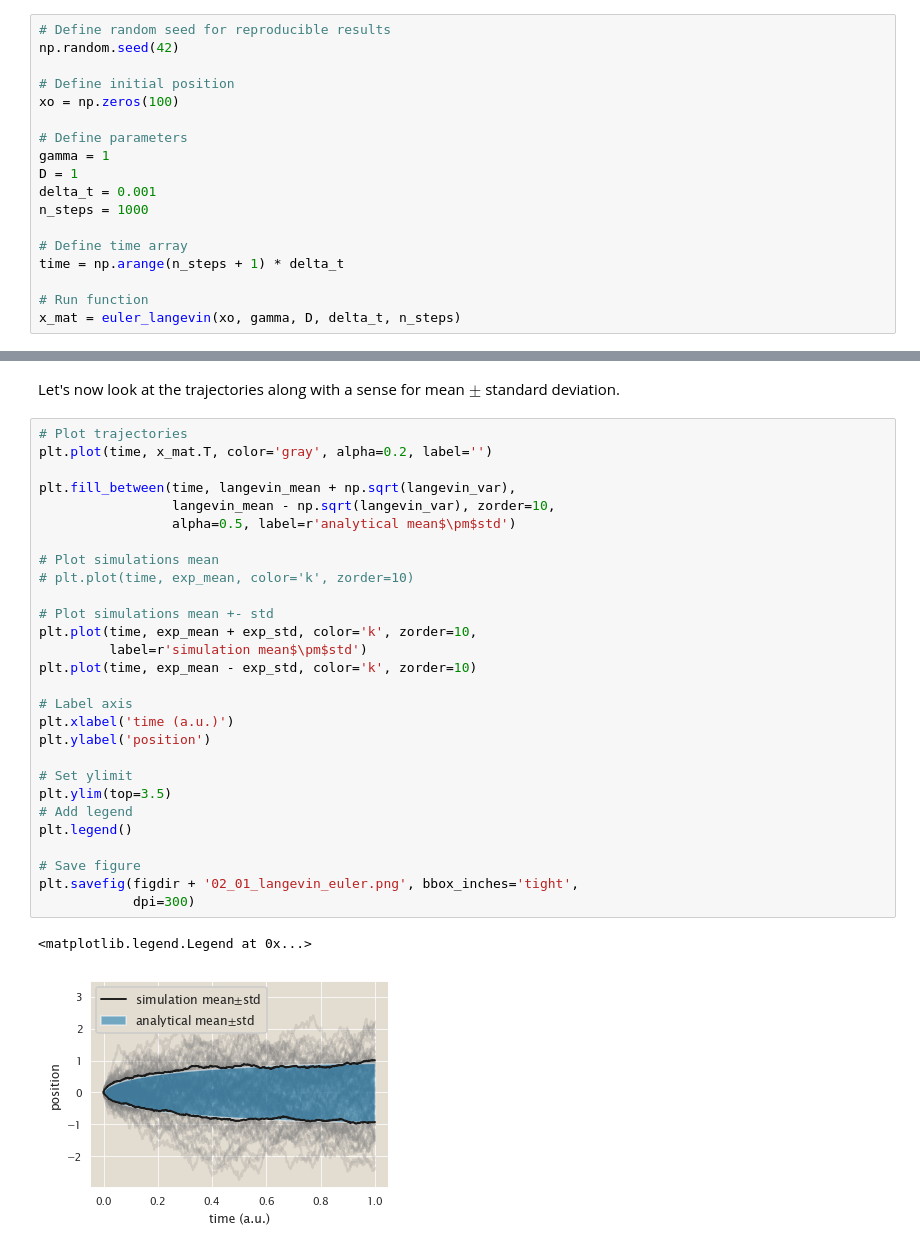
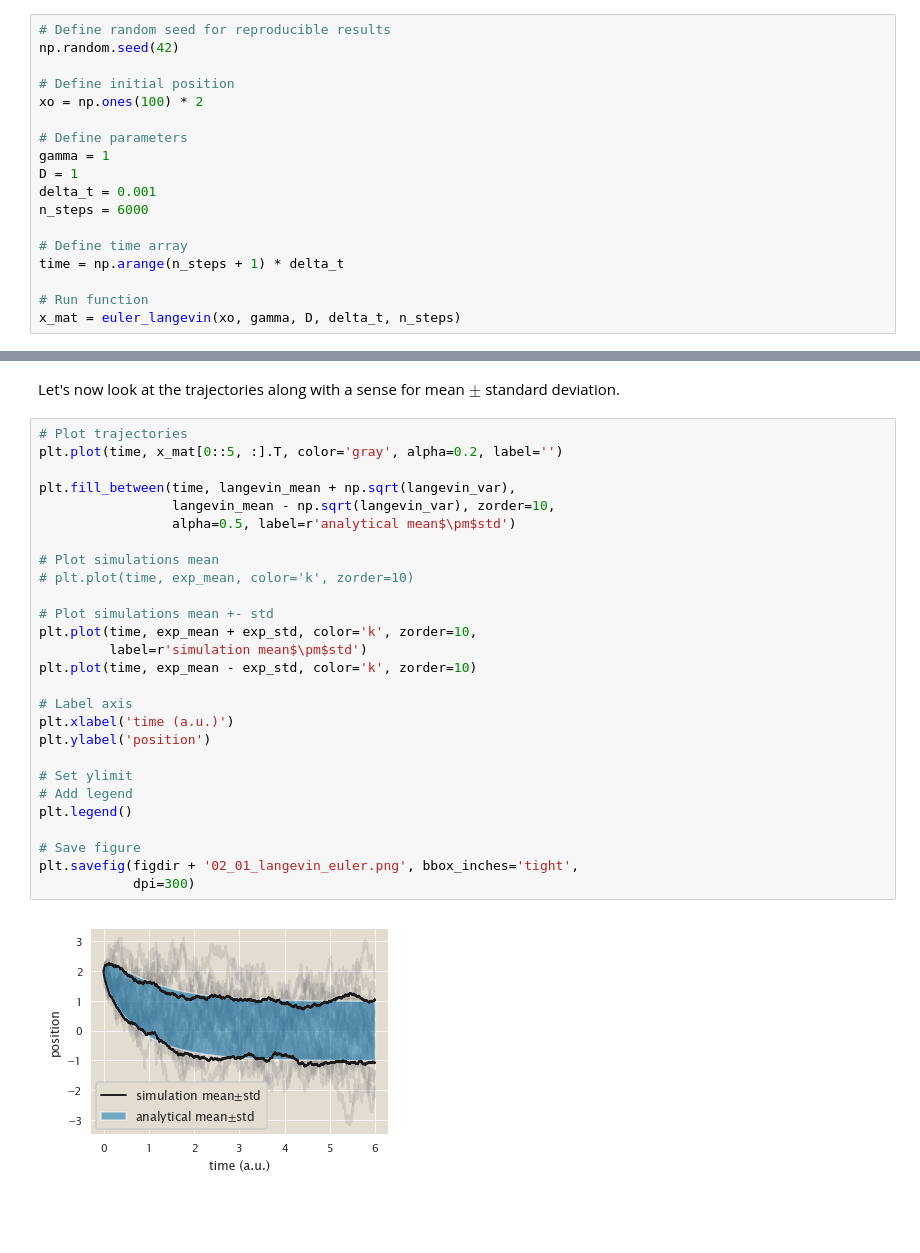
Before and after one commit to mrazomej/stat_gen, a Jupyter notebook: src/drift_langevin/02_01_random_walk.ipynb, the cells around one changed output, grey strips where cells are left out. Saved outputs shown, nothing was run; the diff lists cells and outputs as text; blank space fills up the shorter version.

Commit message:
update plot

```diff
--- a/src/drift_langevin/02_01_random_walk.ipynb
+++ b/src/drift_langevin/02_01_random_walk.ipynb
@@ -114,13 +128,13 @@ Let's test the function now.
 np.random.seed(42)
 
 # Define initial position
-xo = np.zeros(100)
+xo = np.ones(100) * 2
 
 # Define parameters
 gamma = 1
 D = 1
 delta_t = 0.001
-n_steps = 1000
+n_steps = 6000
 
 # Define time array
 time = np.arange(n_steps + 1) * delta_t
@@ -145,32 +161,30 @@ exp_std = np.std(x_mat, axis=0)
 Let's now look at the trajectories along with a sense for mean $\pm$ standard deviation.
 # %%
 # Plot trajectories
-plt.plot(time, x_mat.T, color='gray', alpha=0.2, label='')
+plt.plot(time, x_mat[0::5, :].T, color='gray', alpha=0.2, label='')
 
 plt.fill_between(time, langevin_mean + np.sqrt(langevin_var),
                  langevin_mean - np.sqrt(langevin_var), zorder=10,
                  alpha=0.5, label=r'analytical mean$\pm$std')
 
 # Plot simulations mean
 # plt.plot(time, exp_mean, color='k', zorder=10)
 
 # Plot simulations mean +- std
 plt.plot(time, exp_mean + exp_std, color='k', zorder=10,
          label=r'simulation mean$\pm$std')
 plt.plot(time, exp_mean - exp_std, color='k', zorder=10)
 
 # Label axis
 plt.xlabel('time (a.u.)')
 plt.ylabel('position')
 
 # Set ylimit
-plt.ylim(top=3.5)
 # Add legend
 plt.legend()
 
 # Save figure
 plt.savefig(figdir + '02_01_langevin_euler.png', bbox_inches='tight',
             dpi=300)
 # %% [output]
-<matplotlib.legend.Legend at 0x...>
-[figure, old version]
+[figure, new version]
```
Also changed, not shown: parts of 2 cells of this notebook.
